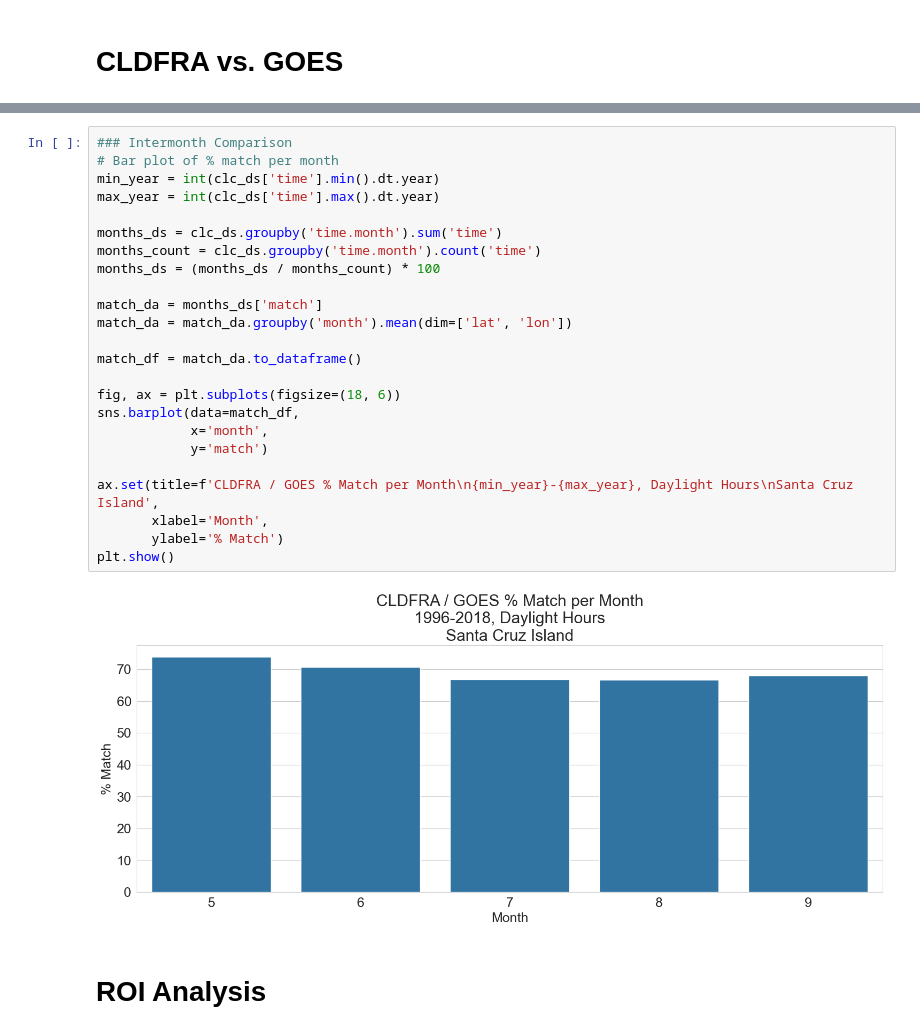
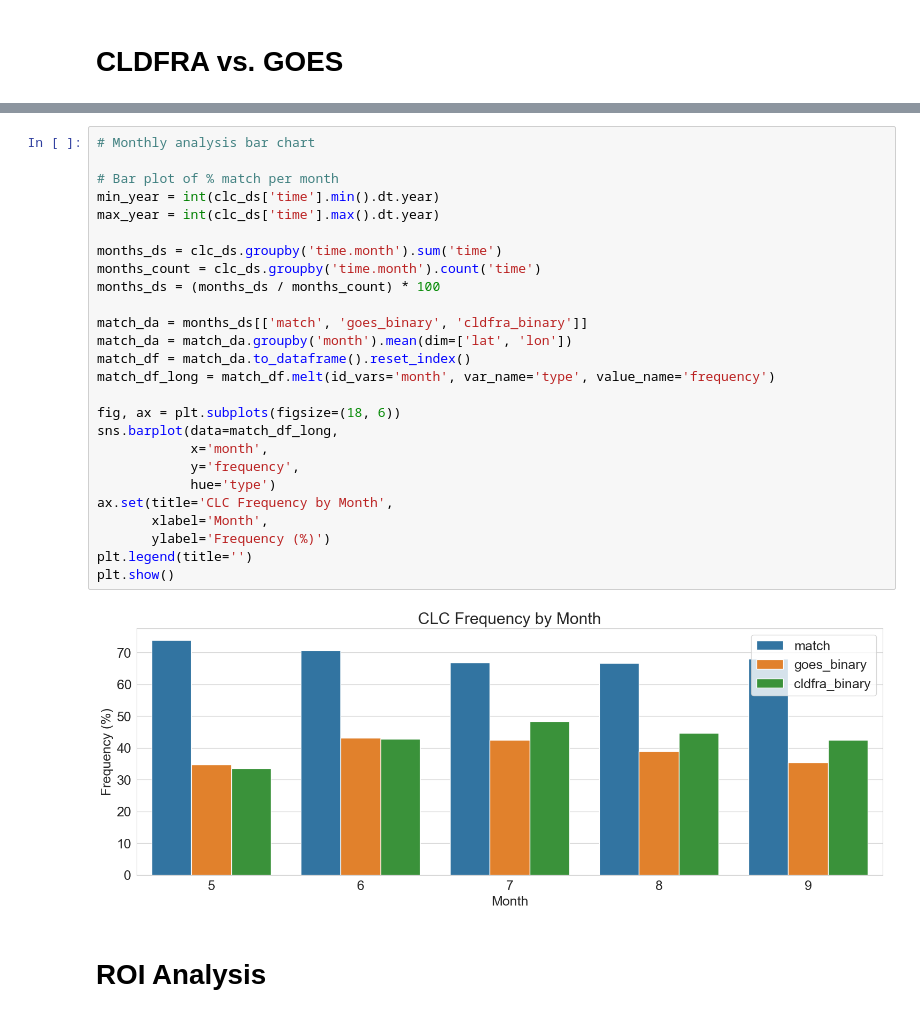
Before and after one commit to UCSB-NRS/sci-wrf-analysis, a Jupyter notebook: notebooks/wrf-goes-low-clouds-cldfra.ipynb, the cells around one changed output, grey strips where cells are left out. Cells and saved outputs as stored; diff of their text form.

```diff
--- a/notebooks/wrf-goes-cldfra-low-clouds.ipynb
+++ b/notebooks/wrf-goes-low-clouds-cldfra.ipynb
@@ -519,29 +667,31 @@ plt.show()
 # %%
-### Intermonth Comparison
+# Monthly analysis bar chart
+
 # Bar plot of % match per month
 min_year = int(clc_ds['time'].min().dt.year)
 max_year = int(clc_ds['time'].max().dt.year)
 
 months_ds = clc_ds.groupby('time.month').sum('time')
 months_count = clc_ds.groupby('time.month').count('time')
 months_ds = (months_ds / months_count) * 100
 
-match_da = months_ds['match']
+match_da = months_ds[['match', 'goes_binary', 'cldfra_binary']]
 match_da = match_da.groupby('month').mean(dim=['lat', 'lon'])
-
-match_df = match_da.to_dataframe()
+match_df = match_da.to_dataframe().reset_index()
+match_df_long = match_df.melt(id_vars='month', var_name='type', value_name='frequency')
 
 fig, ax = plt.subplots(figsize=(18, 6))
-sns.barplot(data=match_df,
+sns.barplot(data=match_df_long,
             x='month',
-            y='match')
-
-ax.set(title=f'CLDFRA / GOES % Match per Month\n{min_year}-{max_year}, Daylight Hours\nSanta Cruz Island',
+            y='frequency',
+            hue='type')
+ax.set(title='CLC Frequency by Month',
        xlabel='Month',
-       ylabel='% Match')
+       ylabel='Frequency (%)')
+plt.legend(title='')
 plt.show()
 # %% [output]
-[figure, old version]
+[figure, new version]
 # %% [markdown]
 # ROI Analysis
 # %%
```
Also changed, not shown: parts of 8 cells of this notebook, 8 other files.
